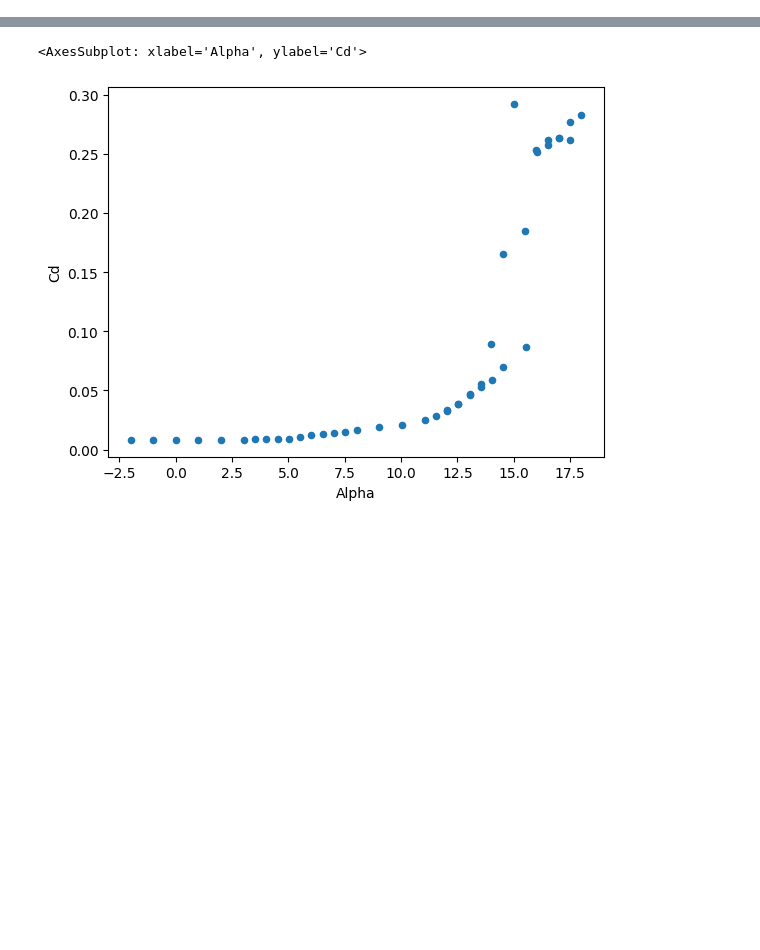
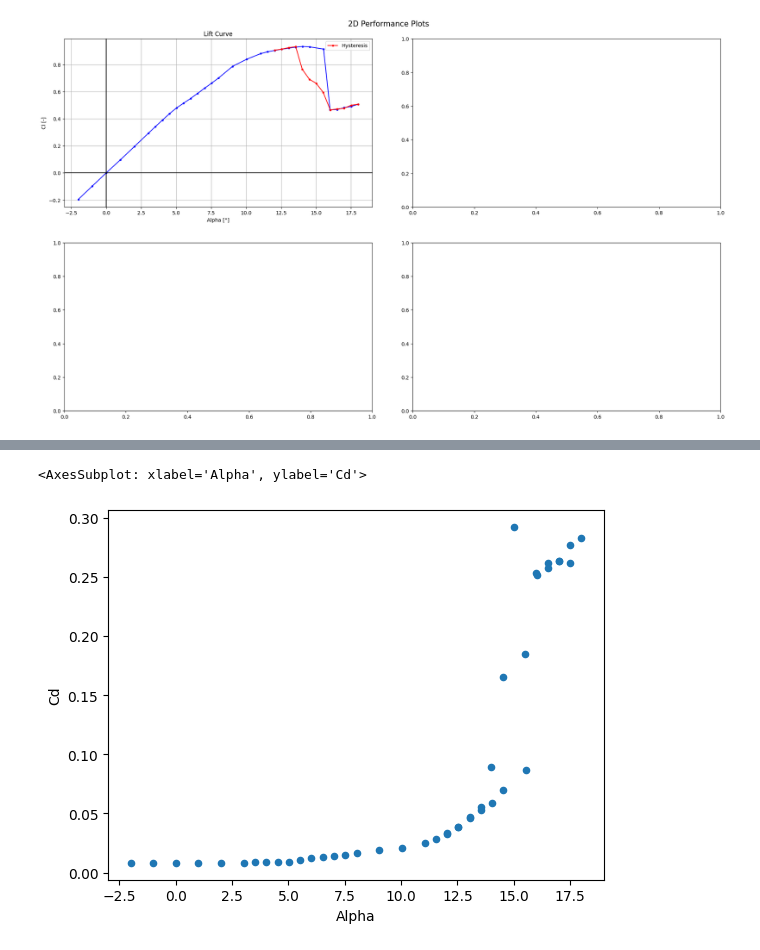
Before and after one commit to djangovanderplas/LowSpeedWindtunnel, a Jupyter notebook: Data Analysis/performance_plots.ipynb, the cells around one changed output, grey strips where cells are left out. Saved outputs shown, nothing was run; the diff lists cells and outputs as text; code cells hidden in the pictures; blank space fills up the shorter version.

Commit message:
Add new plotting tools

```diff
--- a/Data Analysis/performance_plots.ipynb
+++ b/Data Analysis/performance_plots.ipynb
@@ -24,0 +20,3 @@ df.plot(x='Alpha', y='Cl', kind='scatter')
+# %%
+df = pd.read_csv("data/cpdata/3D/corr_test.txt", sep="\s+", index_col=0)
+df.columns
@@ -24,0 +47,18 @@ df.plot(x='Alpha', y='Cl', kind='scatter')
+# %%
+fig, axes = plt.subplots(nrows=2, ncols=2, figsize=(20, 12))
+plt.tight_layout(pad=5)
+plt.suptitle(f'2D Performance Plots', size=15)
+
+axes[0, 0].plot( df['Alpha'][:32], df['Cl'][:32], marker='.', color='blue')
+axes[0, 0].plot( df['Alpha'][31:], df['Cl'][31:], label='Hysteresis', marker='.', color='red')
+axes[0, 0].set_xlabel('Alpha [°]')
+axes[0, 0].set_ylabel('Cl [-]')
+axes[0, 0].set_title('Lift Curve')
+axes[0, 0].axhline(y=0, color='k')
+axes[0, 0].axvline(x=0, color='k')
+axes[0, 0].legend()
+axes[0, 0].grid()
+
+plt.show()
+# %% [output]
+[figure, added]
```
Also changed, not shown: parts of 7 cells of this notebook, 10 other files.
